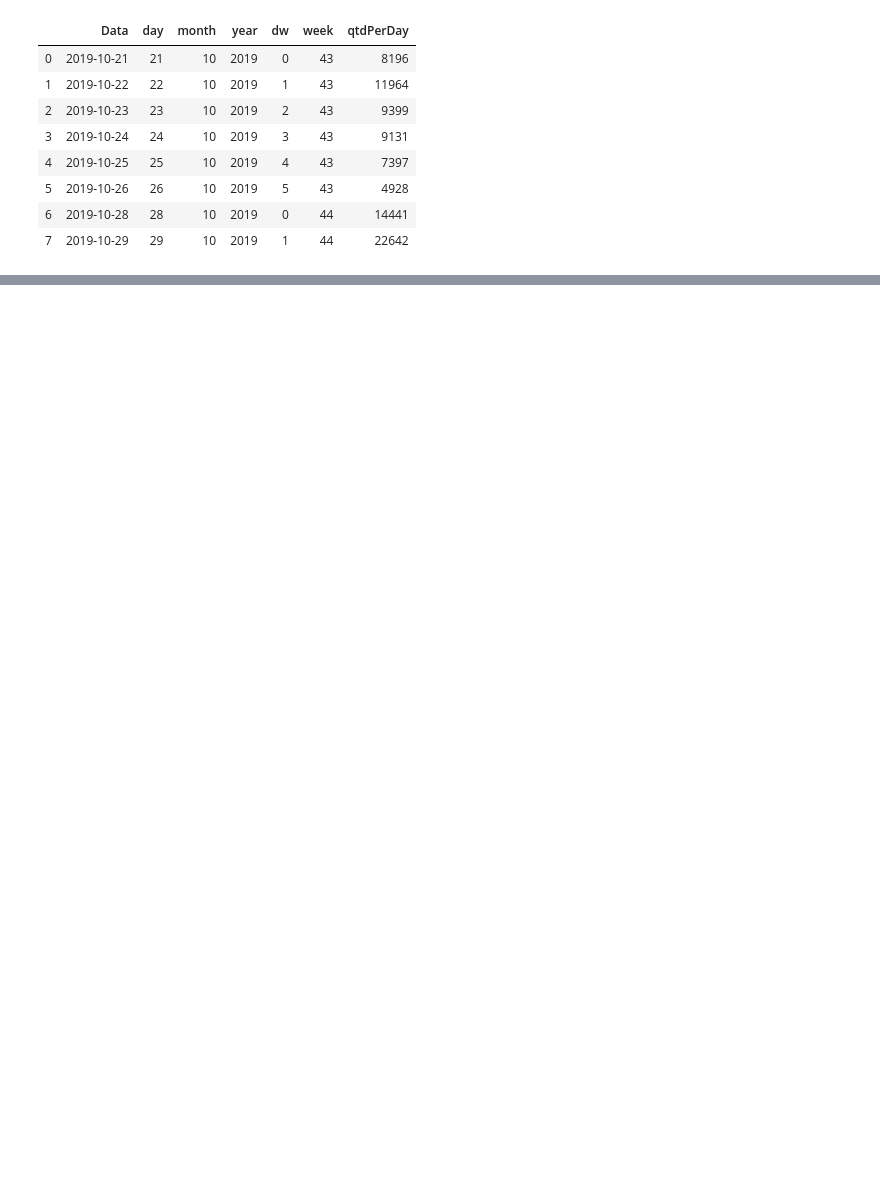
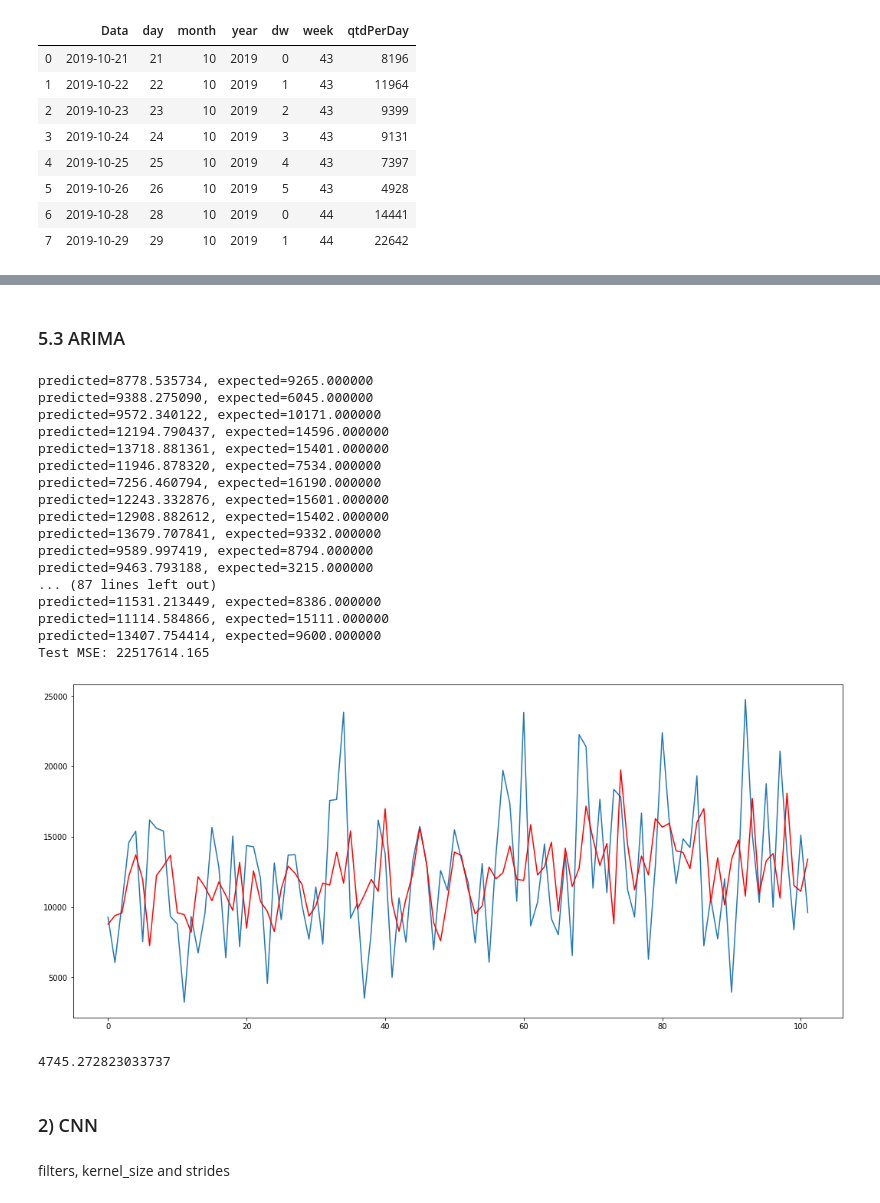
Before and after one commit to dougmart/ProductDemandAnalyForec, a Jupyter notebook: code/main.ipynb, the cells around one changed output, grey strips where cells are left out. Saved outputs shown, nothing was run; the diff lists cells and outputs as text; code cells hidden in the pictures; blank space fills up the shorter version.

```diff
--- a/code/main.ipynb
+++ b/code/main.ipynb
@@ -179,6 +181,3 @@ salesPerDay.head(8)
 | 5 | 2019-10-26 | 26 | 10 | 2019 | 5 | 43 | 4928 |
 | 6 | 2019-10-28 | 28 | 10 | 2019 | 0 | 44 | 14441 |
 | 7 | 2019-10-29 | 29 | 10 | 2019 | 1 | 44 | 22642 |
-# %%
-salesPerDay.sort_values(by=['Data'], inplace=True)
-salesPerDay.tail()
@@ -234,0 +199,60 @@ dtype: object
+# %% [markdown]
+### 5.3 ARIMA
+# %%
+from pandas import read_csv
+from pandas import datetime
+from matplotlib import pyplot
+from statsmodels.tsa.arima_model import ARIMA
+from sklearn.metrics import mean_squared_error
+
+def parser(x):
+    return datetime.strptime('190'+x, '%Y-%m')
+
+series = salesPerDay
+X = series.qtdPerDay.values
+size = int(len(X) * 0.66)
+train, test = X[0:size], X[size:len(X)]
+history = [x for x in train]
+predictions = list()
+for t in range(len(test)):
+    model = ARIMA(history, order=(10,1,0))
+    model_fit = model.fit(disp=0)
+    output = model_fit.forecast()
+    yhat = output[0]
+    predictions.append(yhat)
+    obs = test[t]
+    history.append(obs)
+    print('predicted=%f, expected=%f' % (yhat, obs))
+error = mean_squared_error(test, predictions)
+print('Test MSE: %.3f' % error)
+# plot
+pyplot.plot(test)
+pyplot.plot(predictions, color='red')
+pyplot.show()
+# %% [output]
+predicted=8778.535734, expected=9265.000000
+predicted=9388.275090, expected=6045.000000
+predicted=9572.340122, expected=10171.000000
+predicted=12194.790437, expected=14596.000000
+predicted=13718.881361, expected=15401.000000
+predicted=11946.878320, expected=7534.000000
+predicted=7256.460794, expected=16190.000000
+predicted=12243.332876, expected=15601.000000
+predicted=12908.882612, expected=15402.000000
+predicted=13679.707841, expected=9332.000000
+predicted=9589.997419, expected=8794.000000
+predicted=9463.793188, expected=3215.000000
+... (87 lines left out)
+predicted=11531.213449, expected=8386.000000
+predicted=11114.584866, expected=15111.000000
+predicted=13407.754414, expected=9600.000000
+Test MSE: 22517614.165
+[figure, added]
+# %%
+print(np.sqrt(error))
+# %% [output]
+4745.272823033737
+# %% [markdown]
+### 2) CNN
+# %% [markdown]
+filters, kernel_size and strides
```
Also changed, not shown: parts of 30 cells of this notebook.
